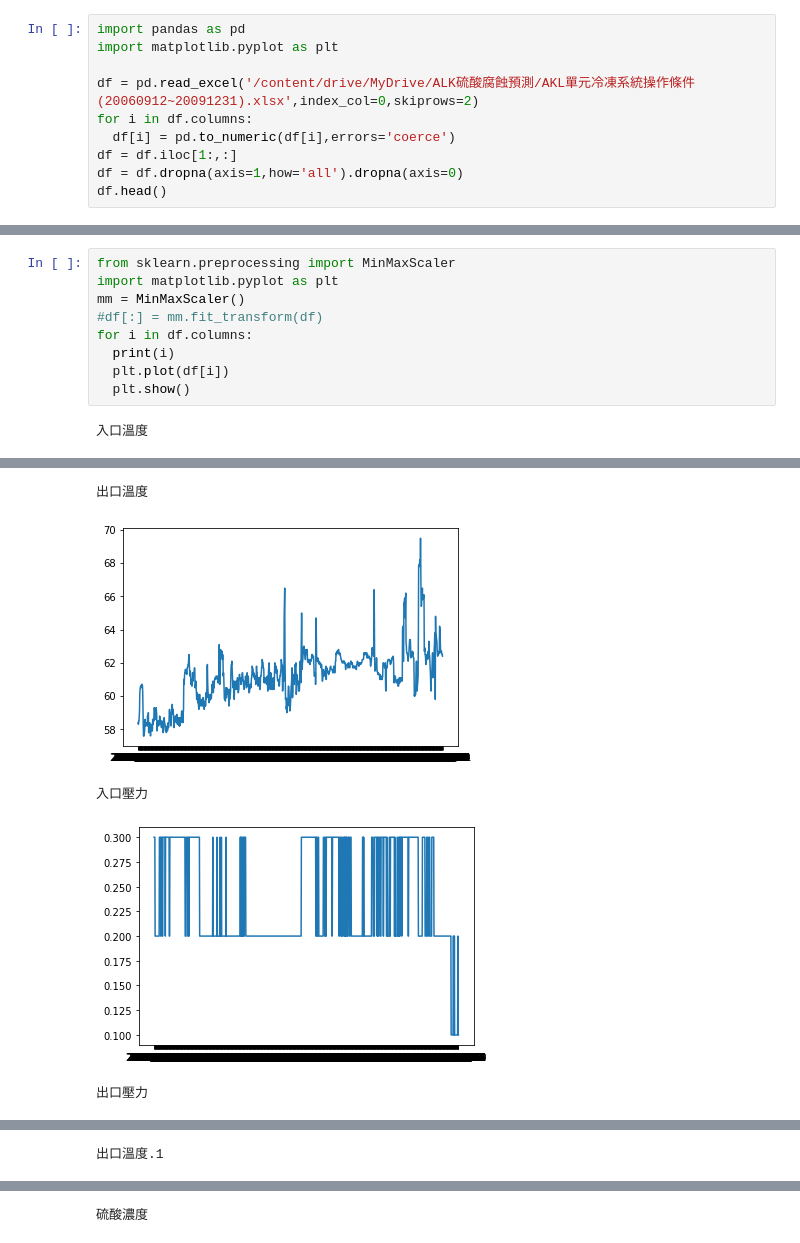
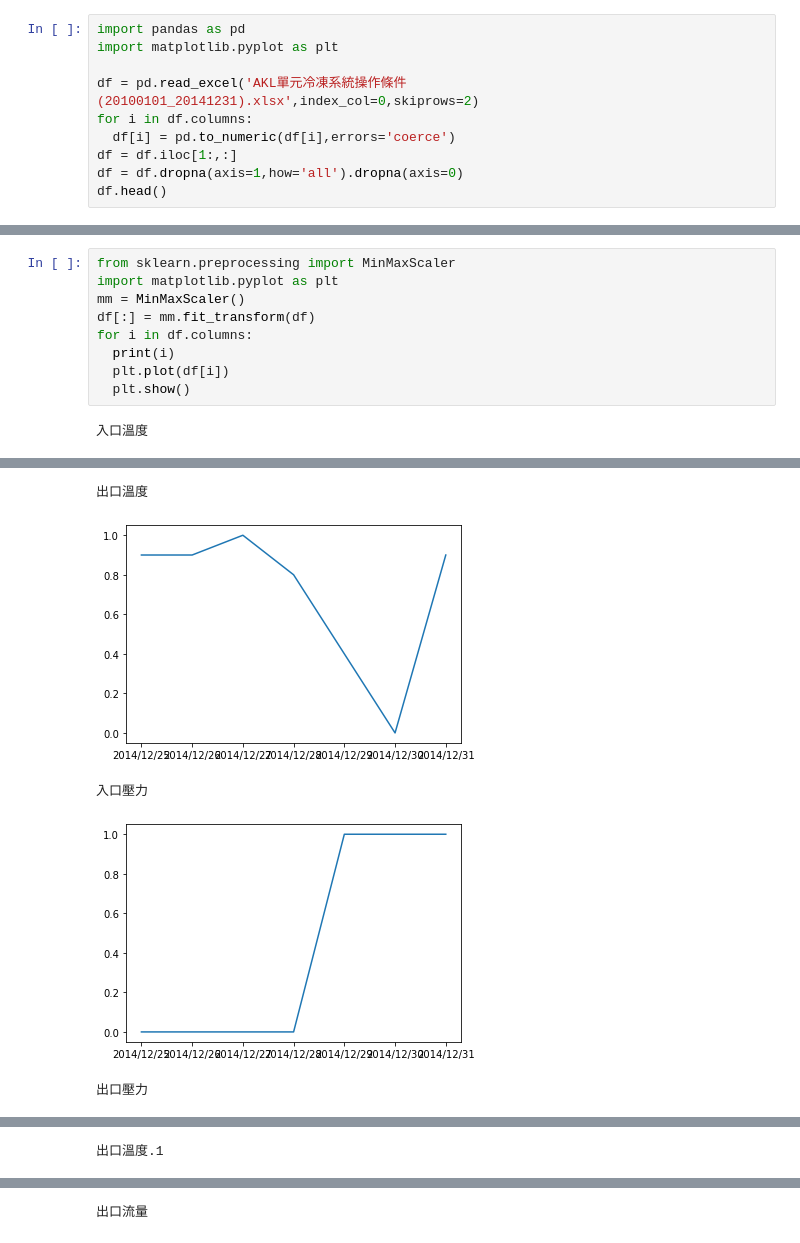
Before and after one commit to skywalker0803r/ALK-, a Jupyter notebook: ALK硫酸腐蝕預測.ipynb, the cells around one changed output, grey strips where cells are left out. Cells and saved outputs as stored; diff of their text form.

```diff
--- a/ALK硫酸腐蝕預測.ipynb
+++ b/ALK硫酸腐蝕預測.ipynb
@@ -4,7 +4,7 @@
 import pandas as pd
 import matplotlib.pyplot as plt
 
-df = pd.read_excel('/content/drive/MyDrive/ALK硫酸腐蝕預測/AKL單元冷凍系統操作條件(20060912~20091231).xlsx',index_col=0,skiprows=2)
+df = pd.read_excel('AKL單元冷凍系統操作條件(20100101_20141231).xlsx',index_col=0,skiprows=2)
 for i in df.columns:
   df[i] = pd.to_numeric(df[i],errors='coerce')
 df = df.iloc[1:,:]
@@ -31,7 +32,7 @@ abs(df.corr()[['硫酸濃度']].sort_values(by='硫酸濃度'))
 from sklearn.preprocessing import MinMaxScaler
 import matplotlib.pyplot as plt
 mm = MinMaxScaler()
-#df[:] = mm.fit_transform(df)
+df[:] = mm.fit_transform(df)
 for i in df.columns:
   print(i)
   plt.plot(df[i])
@@ -42,5 +43,5 @@ for i in df.columns:
 出口溫度
-[figure, old version]
+[figure, new version]
 入口壓力
-[figure, old version]
+[figure, new version]
 出口壓力
@@ -50 +51 @@ for i in df.columns:
-硫酸濃度
+出口流量
```
Also changed, not shown: parts of 6 cells of this notebook, 3 other files.
